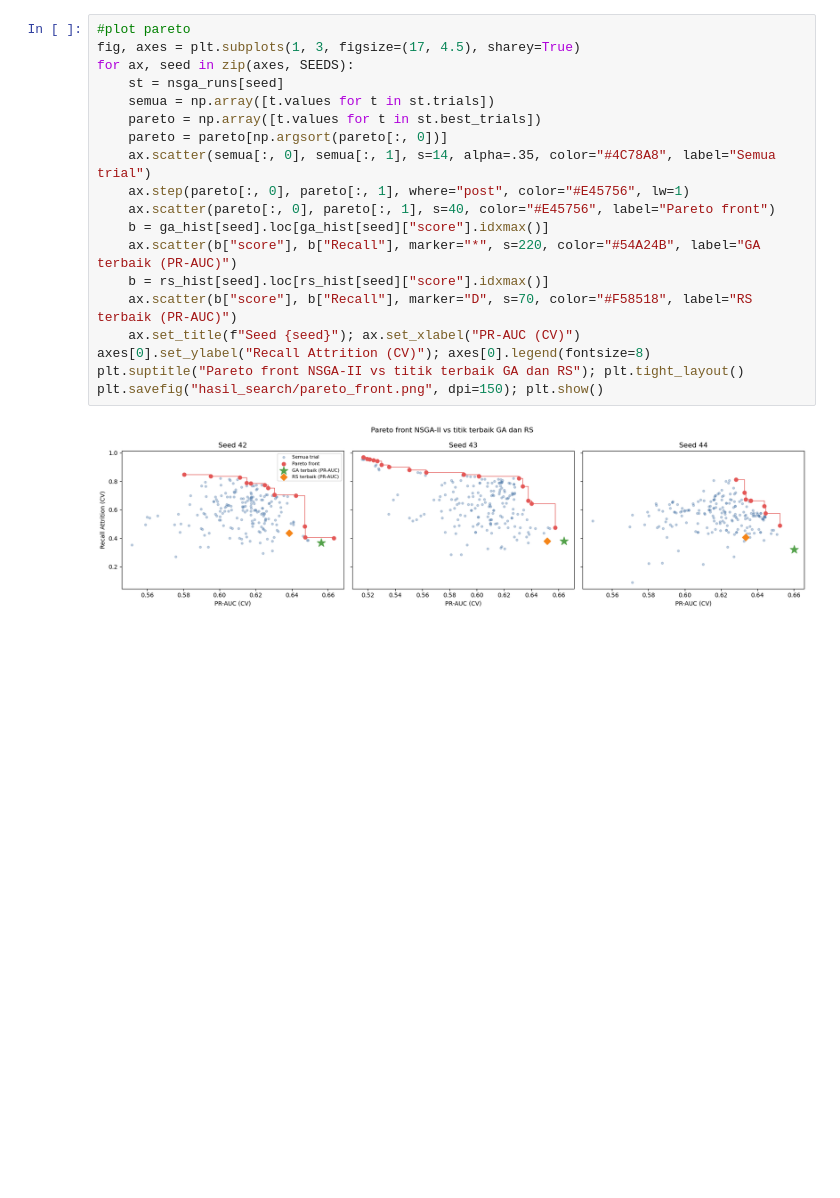
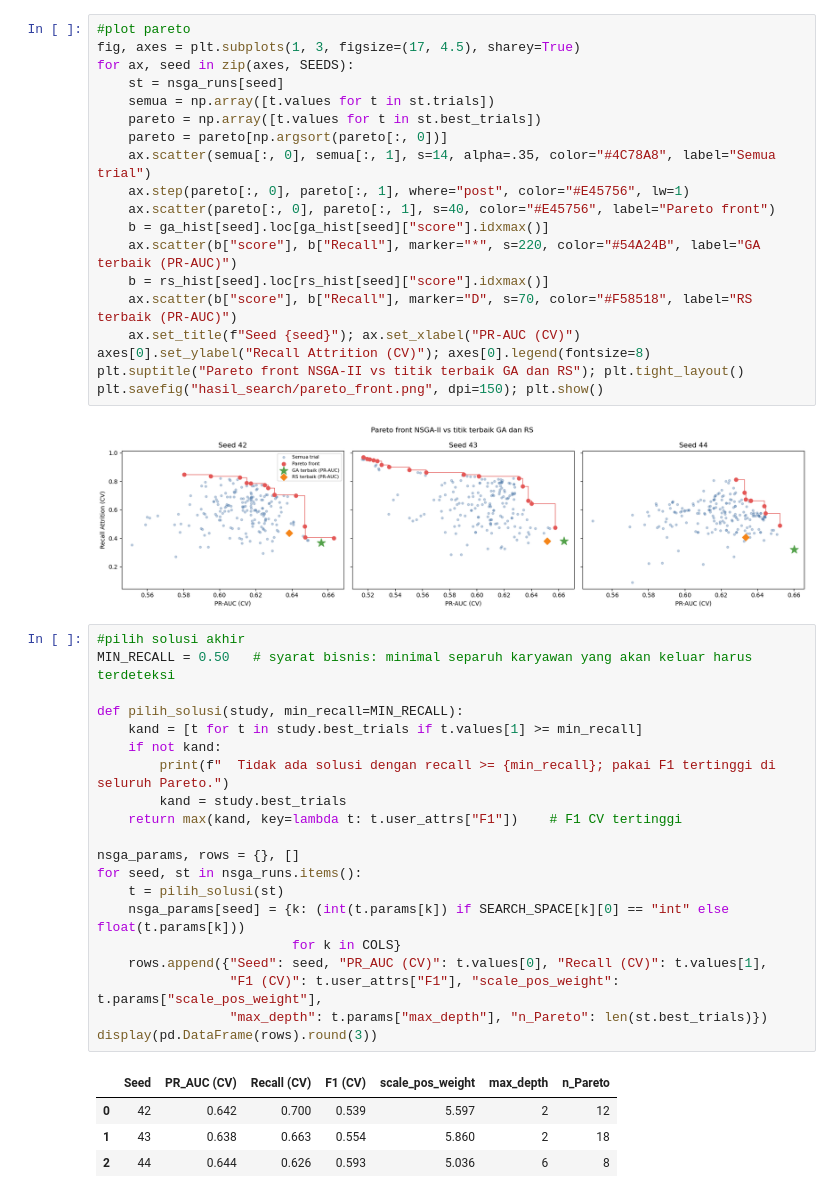
Before and after one commit to manl1/Project-ETS-Machine-Learning, a Jupyter notebook: project-ets.ipynb, the cells around one changed output. Drawn from its saved outputs; the diff is of its cells as text; blank space fills up the shorter version.

Commit message:
feat: seleksi solusi akhir dari Pareto front
Memilih solusi dengan Recall CV minimal 0,50 dan F1 CV tertinggi. Pemilihan hanya memakai data train.

```diff
--- a/project-ets.ipynb
+++ b/project-ets.ipynb
@@ -1027,3 +1027,28 @@ plt.suptitle("Pareto front NSGA-II vs titik terbaik GA dan RS"); plt.tight_layou
 plt.savefig("hasil_search/pareto_front.png", dpi=150); plt.show()
 # %% [output]
 [figure]
+# %%
+#pilih solusi akhir
+MIN_RECALL = 0.50   # syarat bisnis: minimal separuh karyawan yang akan keluar harus terdeteksi
+
+def pilih_solusi(study, min_recall=MIN_RECALL):
+    kand = [t for t in study.best_trials if t.values[1] >= min_recall]
+    if not kand:
+        print(f"  Tidak ada solusi dengan recall >= {min_recall}; pakai F1 tertinggi di seluruh Pareto.")
+        kand = study.best_trials
+    return max(kand, key=lambda t: t.user_attrs["F1"])    # F1 CV tertinggi
+
+nsga_params, rows = {}, []
+for seed, st in nsga_runs.items():
+    t = pilih_solusi(st)
+    nsga_params[seed] = {k: (int(t.params[k]) if SEARCH_SPACE[k][0] == "int" else float(t.params[k]))
+                         for k in COLS}
+    rows.append({"Seed": seed, "PR_AUC (CV)": t.values[0], "Recall (CV)": t.values[1],
+                 "F1 (CV)": t.user_attrs["F1"], "scale_pos_weight": t.params["scale_pos_weight"],
+                 "max_depth": t.params["max_depth"], "n_Pareto": len(st.best_trials)})
+display(pd.DataFrame(rows).round(3))
+# %% [output]
+|  | Seed | PR_AUC (CV) | Recall (CV) | F1 (CV) | scale_pos_weight | max_depth | n_Pareto |
+| 0 | 42 | 0.642 | 0.700 | 0.539 | 5.597 | 2 | 12 |
+| 1 | 43 | 0.638 | 0.663 | 0.554 | 5.860 | 2 | 18 |
+| 2 | 44 | 0.644 | 0.626 | 0.593 | 5.036 | 6 | 8 |
```
